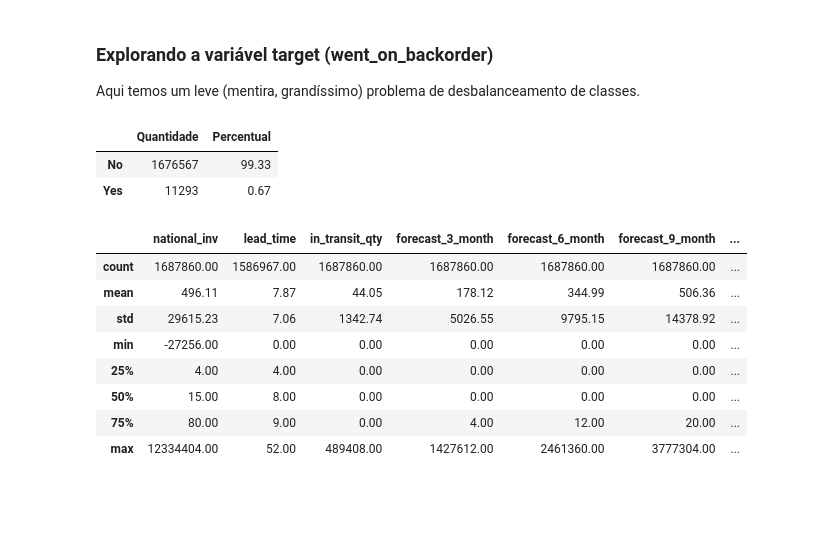
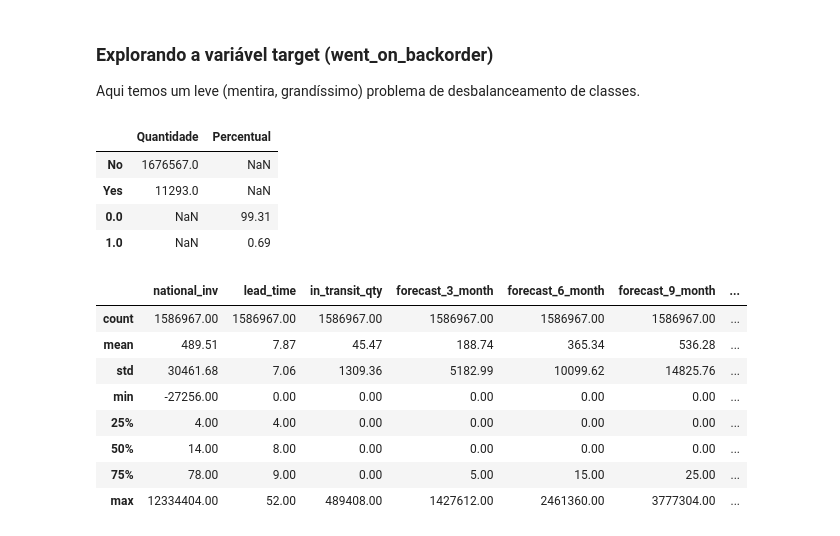
Before and after one commit to barbosarafael/Projetos, a Jupyter notebook: iNeuron_Back_order_prediction_Notebook/hackaton_ineuron_back_order_prediction.ipynb, the cells around one changed output. Saved outputs shown, nothing was run; the diff lists cells and outputs as text; code cells hidden in the pictures; blank space fills up the shorter version.

```diff
--- a/iNeuron_Back_order_prediction_Notebook/hackaton_ineuron_back_order_prediction.ipynb
+++ b/iNeuron_Back_order_prediction_Notebook/hackaton_ineuron_back_order_prediction.ipynb
@@ -177,7 +177,9 @@ pd.set_option('display.max_columns', None)
 # %% [markdown]
 ## Importando os dados
 # %%
-dados = pd.read_csv("Training_Dataset_v2.csv", low_memory = False)
+banco = pd.read_csv("Training_Dataset_v2.csv", low_memory = False)
+# %%
+dados = banco.copy()
 # %%
 dados.head()
 # %% [output]
@@ -244,7 +226,7 @@ dados = dados.drop("sku", axis = 1)
 
 ---
 # %%
-columns_yesno = ["deck_risk", "oe_constraint", "ppap_risk", "stop_auto_buy", "rev_stop", "went_on_backorder"]
+columns_yesno = ["potential_issue", "deck_risk", "oe_constraint", "ppap_risk", "stop_auto_buy", "rev_stop", "went_on_backorder"]
 
 dados[columns_yesno] = dados[columns_yesno].replace({"No" : 0, "Yes": 1})
 # %%
@@ -279,6 +265,8 @@ stop_auto_buy             1
 rev_stop                  1
 went_on_backorder         1
 dtype: int64
+# %%
+dados = dados.dropna()
 # %% [markdown]
 # Criar uma baseline
 
@@ -348,21 +392,23 @@ Com a informação abaixo, podemos confirmar que o dataset possui 23 variáveis,
 
 Aqui temos um leve (mentira, grandíssimo) problema de desbalanceamento de classes.
 # %%
-pd.concat([dados["went_on_backorder"].value_counts(),
+pd.concat([banco["went_on_backorder"].value_counts(),
                 dados["went_on_backorder"].value_counts(normalize = True).mul(100).round(2)], axis = 1, keys = ("Quantidade", "Percentual"))
 # %% [output]
 |  | Quantidade | Percentual |
-| No | 1676567 | 99.33 |
-| Yes | 11293 | 0.67 |
+| No | 1676567.0 | NaN |
+| Yes | 11293.0 | NaN |
+| 0.0 | NaN | 99.31 |
+| 1.0 | NaN | 0.69 |
 # %%
 dados.describe().round(2)
 # %% [output]
 |  | national_inv | lead_time | in_transit_qty | forecast_3_month | forecast_6_month | forecast_9_month | ... |
-| count | 1687860.00 | 1586967.00 | 1687860.00 | 1687860.00 | 1687860.00 | 1687860.00 | ... |
-| mean | 496.11 | 7.87 | 44.05 | 178.12 | 344.99 | 506.36 | ... |
-| std | 29615.23 | 7.06 | 1342.74 | 5026.55 | 9795.15 | 14378.92 | ... |
+| count | 1586967.00 | 1586967.00 | 1586967.00 | 1586967.00 | 1586967.00 | 1586967.00 | ... |
+| mean | 489.51 | 7.87 | 45.47 | 188.74 | 365.34 | 536.28 | ... |
+| std | 30461.68 | 7.06 | 1309.36 | 5182.99 | 10099.62 | 14825.76 | ... |
 | min | -27256.00 | 0.00 | 0.00 | 0.00 | 0.00 | 0.00 | ... |
 | 25% | 4.00 | 4.00 | 0.00 | 0.00 | 0.00 | 0.00 | ... |
-| 50% | 15.00 | 8.00 | 0.00 | 0.00 | 0.00 | 0.00 | ... |
-| 75% | 80.00 | 9.00 | 0.00 | 4.00 | 12.00 | 20.00 | ... |
+| 50% | 14.00 | 8.00 | 0.00 | 0.00 | 0.00 | 0.00 | ... |
+| 75% | 78.00 | 9.00 | 0.00 | 5.00 | 15.00 | 25.00 | ... |
 | max | 12334404.00 | 52.00 | 489408.00 | 1427612.00 | 2461360.00 | 3777304.00 | ... |
```
Also changed, not shown: parts of 18 cells of this notebook.
